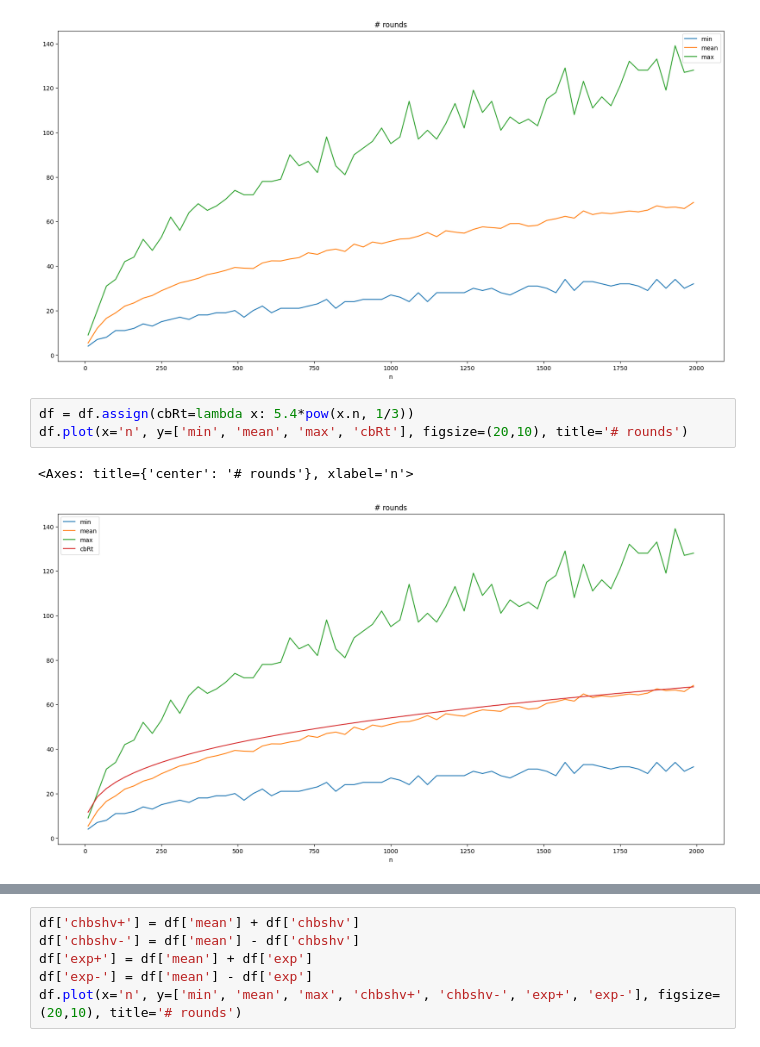
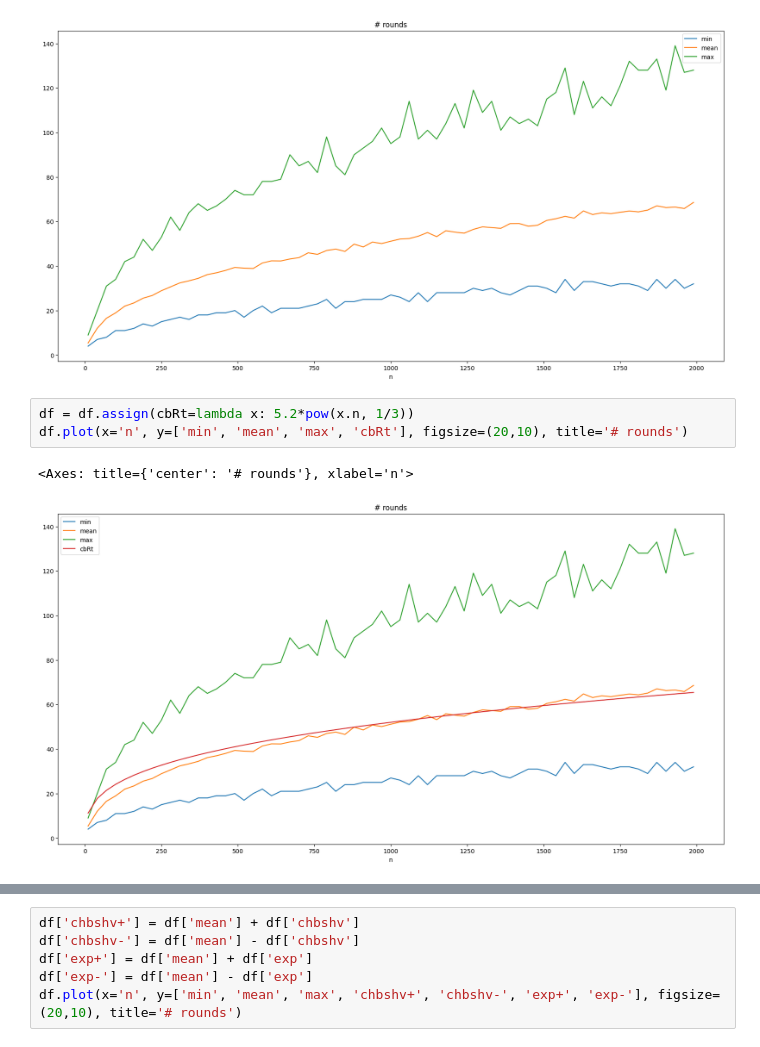
Before and after one commit to pucikplay/MPA, a Jupyter notebook: L3/l3.ipynb, the cells around one changed output, grey strips where cells are left out. Saved outputs shown, nothing was run; the diff lists cells and outputs as text.

Commit message:
Graphs

```diff
--- a/L3/l3.ipynb
+++ b/L3/l3.ipynb
@@ -17,11 +17,11 @@ df.plot(x='n', y=['min', 'mean', 'max'], figsize=(20,10), title='# rounds')
 <Axes: title={'center': '# rounds'}, xlabel='n'>
 [figure]
 # %%
-df = df.assign(cbRt=lambda x: 5.4*pow(x.n, 1/3))
+df = df.assign(cbRt=lambda x: 5.2*pow(x.n, 1/3))
 df.plot(x='n', y=['min', 'mean', 'max', 'cbRt'], figsize=(20,10), title='# rounds')
 # %% [output]
 <Axes: title={'center': '# rounds'}, xlabel='n'>
-[figure, old version]
+[figure, new version]
 # %%
 df['minDiv'] = df['min']/df['cbRt']
 df['meanDiv'] = df['mean']/df['cbRt']
```
Also changed, not shown: parts of 1 cell of this notebook.
